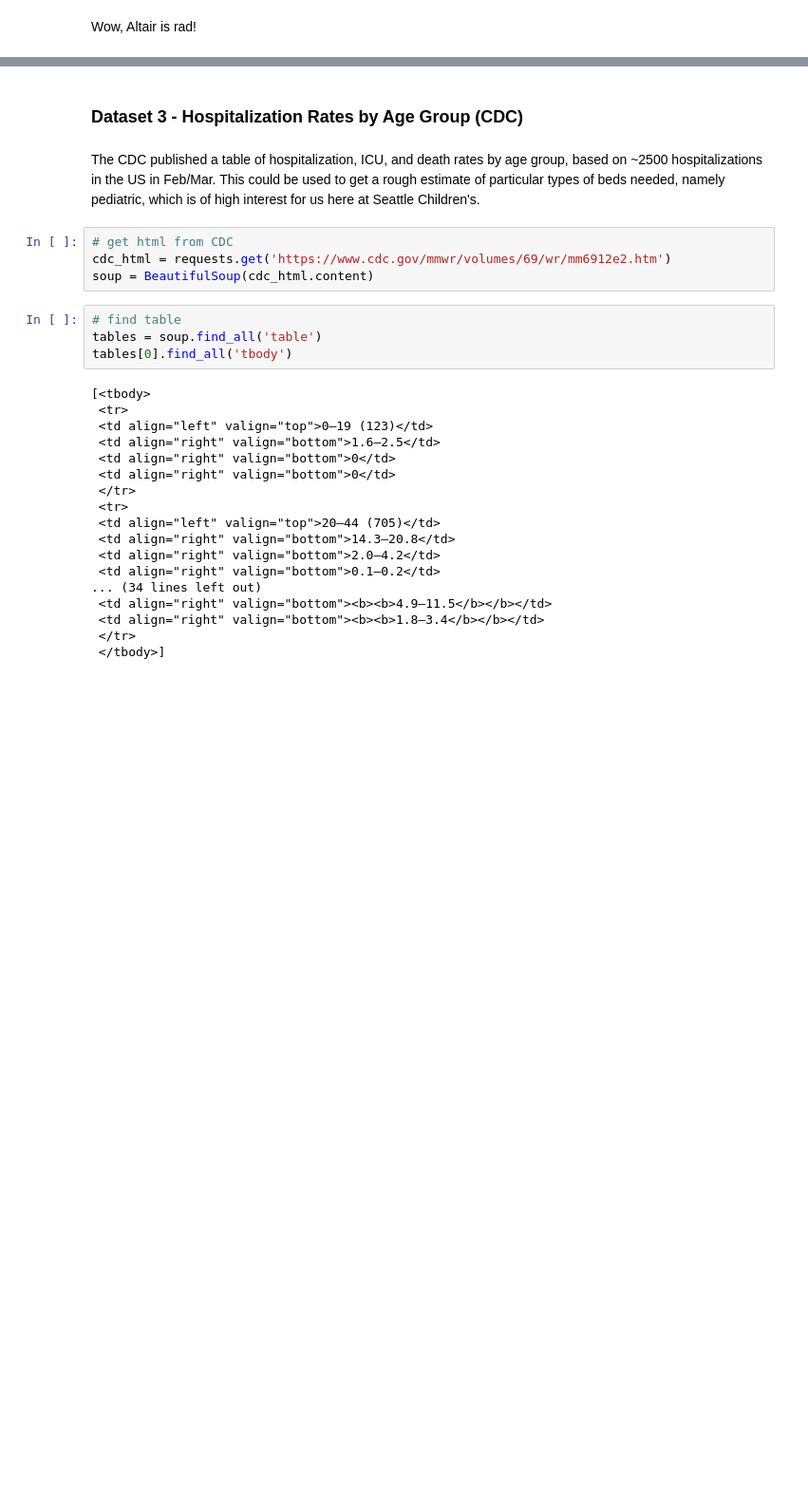
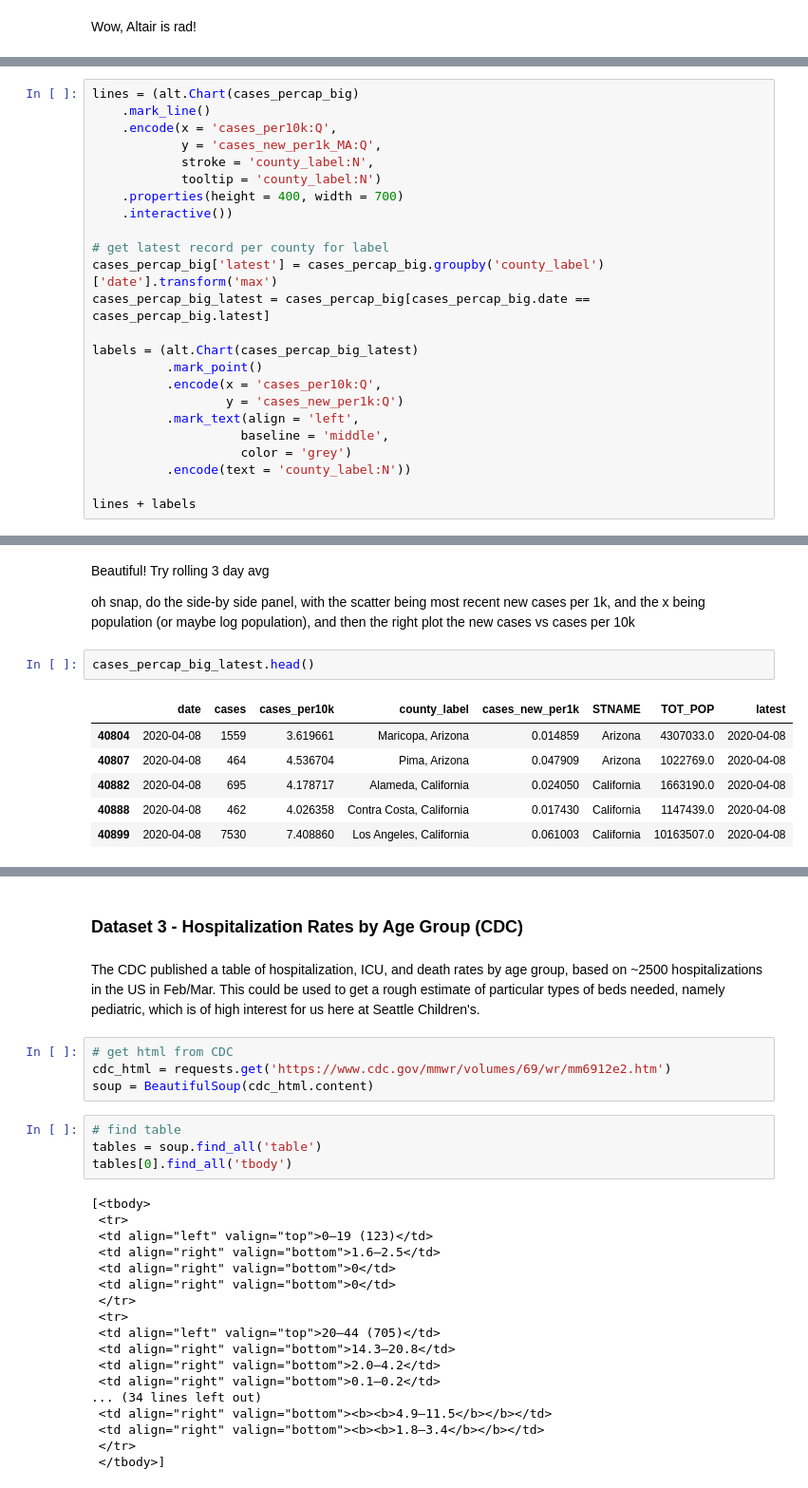
Before and after one commit to amcadie/covid_19_hospitalization_estimate, a Jupyter notebook: covid19_hospitalizations.ipynb, the cells around one changed output, grey strips where cells are left out. Shown at 95% size. Saved outputs shown, nothing was run; the diff lists cells and outputs as text; blank space fills up the shorter version.

```diff
--- a/covid19_hospitalizations.ipynb
+++ b/covid19_hospitalizations.ipynb
@@ -289,0 +377,24 @@ Beautiful! Try rolling 3 day avg
+# %%
+lines = (alt.Chart(cases_percap_big)
+    .mark_line()
+    .encode(x = 'cases_per10k:Q',
+            y = 'cases_new_per1k_MA:Q',
+            stroke = 'county_label:N',
+            tooltip = 'county_label:N')
+    .properties(height = 400, width = 700)
+    .interactive())
+
+# get latest record per county for label
+cases_percap_big['latest'] = cases_percap_big.groupby('county_label')['date'].transform('max')
+cases_percap_big_latest = cases_percap_big[cases_percap_big.date == cases_percap_big.latest]
+
+labels = (alt.Chart(cases_percap_big_latest)
+          .mark_point()
+          .encode(x = 'cases_per10k:Q',
+                  y = 'cases_new_per1k:Q')
+          .mark_text(align = 'left',
+                    baseline = 'middle',
+                    color = 'grey')
+          .encode(text = 'county_label:N'))
+
+lines + labels
@@ -289,0 +403,13 @@ Beautiful! Try rolling 3 day avg
+# %% [markdown]
+Beautiful! Try rolling 3 day avg
+
+oh snap, do the side-by side panel, with the scatter being most recent new cases per 1k, and the x being population (or maybe log population), and then the right plot the new cases vs cases per 10k
+# %%
+cases_percap_big_latest.head()
+# %% [output]
+|  | date | cases | cases_per10k | county_label | cases_new_per1k | STNAME | TOT_POP | latest |
+| 40804 | 2020-04-08 | 1559 | 3.619661 | Maricopa, Arizona | 0.014859 | Arizona | 4307033.0 | 2020-04-08 |
+| 40807 | 2020-04-08 | 464 | 4.536704 | Pima, Arizona | 0.047909 | Arizona | 1022769.0 | 2020-04-08 |
+| 40882 | 2020-04-08 | 695 | 4.178717 | Alameda, California | 0.024050 | California | 1663190.0 | 2020-04-08 |
+| 40888 | 2020-04-08 | 462 | 4.026358 | Contra Costa, California | 0.017430 | California | 1147439.0 | 2020-04-08 |
+| 40899 | 2020-04-08 | 7530 | 7.408860 | Los Angeles, California | 0.061003 | California | 10163507.0 | 2020-04-08 |
```
Also changed, not shown: parts of 12 cells of this notebook.
